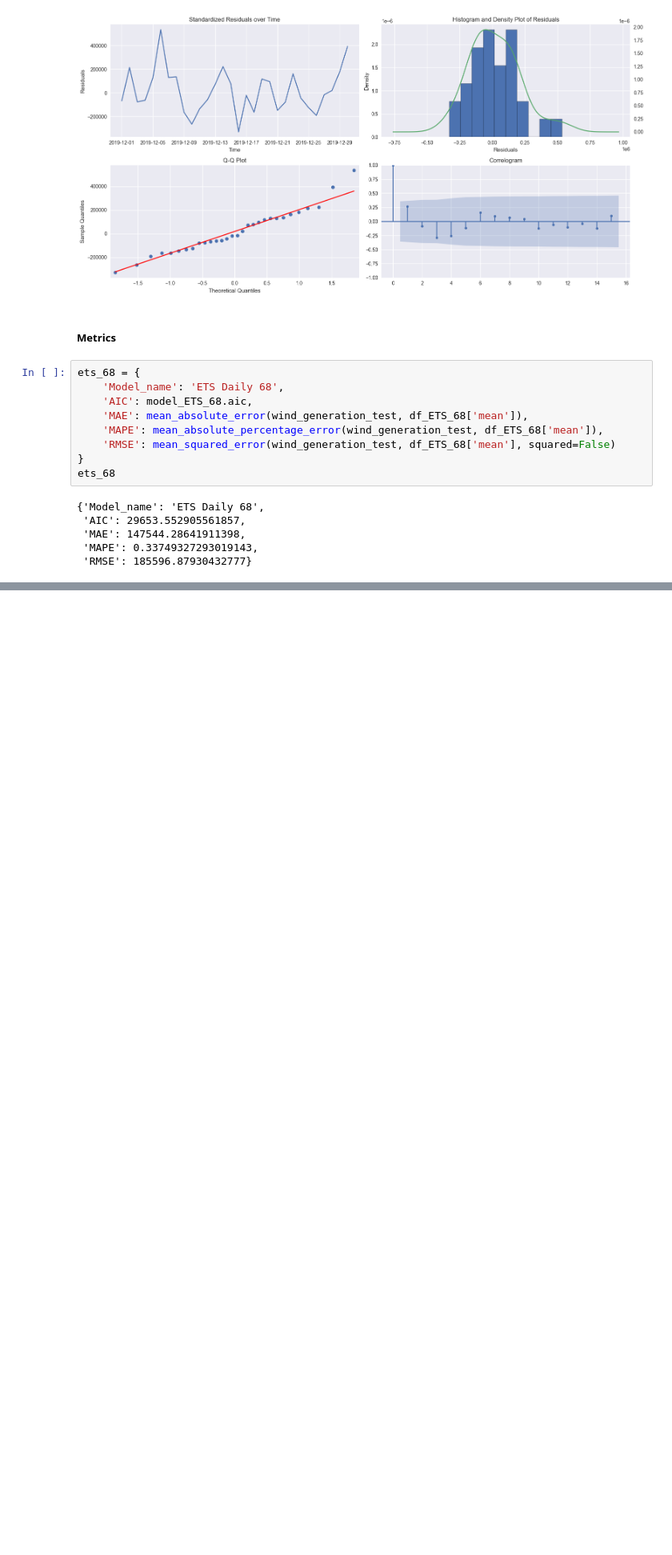
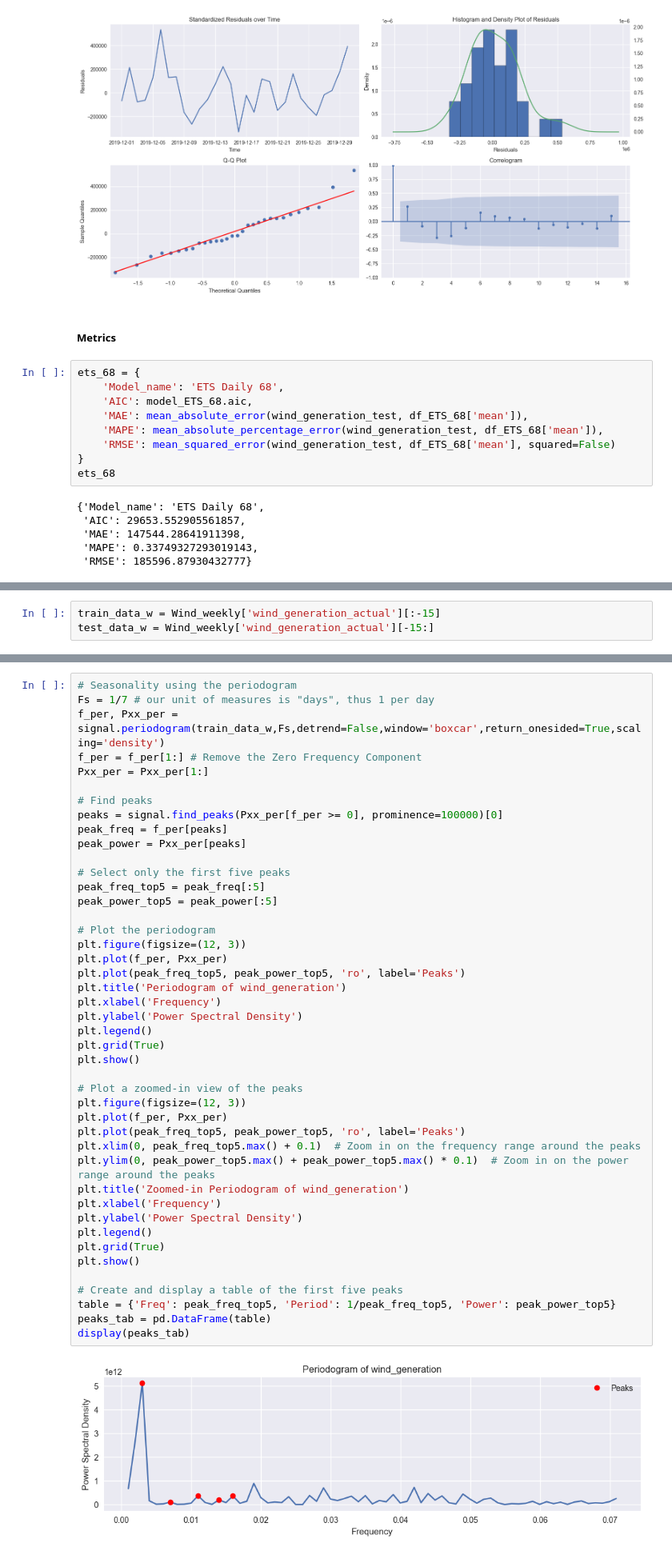
Before and after one commit to AlessandroSignoretto/Statistical_Models_project, a Jupyter notebook: Models_project.ipynb, the cells around one changed output, grey strips where cells are left out. Shown at 80% size. Cells and saved outputs as stored; diff of their text form; blank space fills up the shorter version.

```diff
--- a/Models_project.ipynb
+++ b/Models_project.ipynb
@@ -702,0 +728,3 @@ ets_68
+# %%
+train_data_w = Wind_weekly['wind_generation_actual'][:-15]
+test_data_w = Wind_weekly['wind_generation_actual'][-15:]
@@ -702,0 +789,46 @@ ets_68
+# %%
+# Seasonality using the periodogram
+Fs = 1/7 # our unit of measures is "days", thus 1 per day
+f_per, Pxx_per = signal.periodogram(train_data_w,Fs,detrend=False,window='boxcar',return_onesided=True,scaling='density')
+f_per = f_per[1:] # Remove the Zero Frequency Component
+Pxx_per = Pxx_per[1:]
+
+# Find peaks
+peaks = signal.find_peaks(Pxx_per[f_per >= 0], prominence=100000)[0]
+peak_freq = f_per[peaks]
+peak_power = Pxx_per[peaks]
+
+# Select only the first five peaks
+peak_freq_top5 = peak_freq[:5]
+peak_power_top5 = peak_power[:5]
+
+# Plot the periodogram
+plt.figure(figsize=(12, 3))
+plt.plot(f_per, Pxx_per)
+plt.plot(peak_freq_top5, peak_power_top5, 'ro', label='Peaks')
+plt.title('Periodogram of wind_generation')
+plt.xlabel('Frequency')
+plt.ylabel('Power Spectral Density')
+plt.legend()
+plt.grid(True)
+plt.show()
+
+# Plot a zoomed-in view of the peaks
+plt.figure(figsize=(12, 3))
+plt.plot(f_per, Pxx_per)
+plt.plot(peak_freq_top5, peak_power_top5, 'ro', label='Peaks')
+plt.xlim(0, peak_freq_top5.max() + 0.1)  # Zoom in on the frequency range around the peaks
+plt.ylim(0, peak_power_top5.max() + peak_power_top5.max() * 0.1)  # Zoom in on the power range around the peaks
+plt.title('Zoomed-in Periodogram of wind_generation')
+plt.xlabel('Frequency')
+plt.ylabel('Power Spectral Density')
+plt.legend()
+plt.grid(True)
+plt.show()
+
+# Create and display a table of the first five peaks
+table = {'Freq': peak_freq_top5, 'Period': 1/peak_freq_top5, 'Power': peak_power_top5}
+peaks_tab = pd.DataFrame(table)
+display(peaks_tab)
+# %% [output]
+[figure, added]
```
Also changed, not shown: parts of 15 cells of this notebook.
